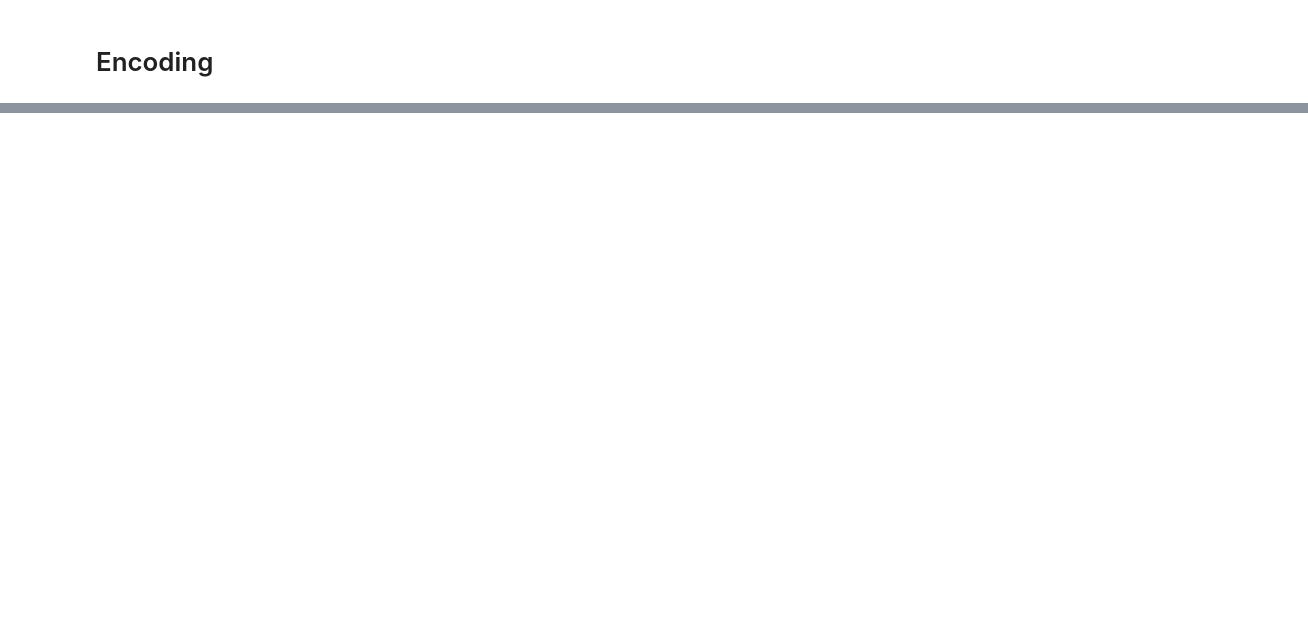
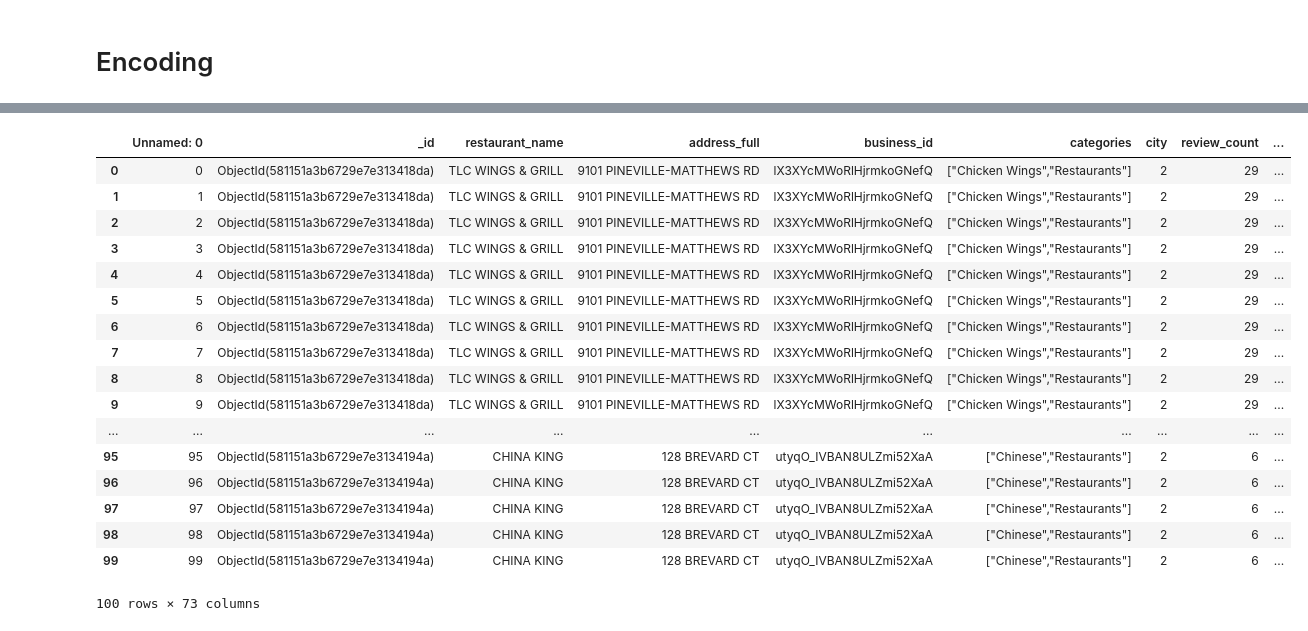
Before and after one commit to georgetown-analytics/restaurant-health, a Jupyter notebook: Encoding.ipynb, the cells around one changed output, grey strips where cells are left out. Saved outputs shown, nothing was run; the diff lists cells and outputs as text; code cells hidden in the pictures; blank space fills up the shorter version.

```diff
--- a/Encoding.ipynb
+++ b/Encoding.ipynb
@@ -179,5 +52,4 @@ print(newdata)
 # %%
-# Dummy Variable Option
-# df_neighborhood = pd.get_dummies(df['neighborhoods'], sparse=True)
-# df_new = pd.concat([df, df_neighborhood], axis=1)
-# df_new.describe()
+#Create city Dummy Variable - Boston: 1; Charlotte: 2; Las Vegas: 3
+df_city = pd.get_dummies(df['city'])
+df_new = pd.concat([df, df_city], axis=1)
@@ -191,0 +56,4 @@ ValueError: could not convert string to float: '{"Price Range":4,"Alcohol":"full
+# %%
+df = df_new.rename(columns={1: "Boston", 2: "Charlotte", 3:"Las Vegas"})
+
+df.head(10)
@@ -191,0 +73,37 @@ ValueError: could not convert string to float: '{"Price Range":4,"Alcohol":"full
+# %%
+import pandas as pd
+from sklearn import preprocessing
+
+le = preprocessing.LabelEncoder()
+label_neighbor = pd.DataFrame(le.fit_transform(df.Neighborhoods))
+neighborhood = pd.concat([df.Neighborhoods, label_neighbor], axis=1)
+
+def bin_convert(x):
+    binary = '{0:07b}'.format(x)
+    return binary
+
+neighborhood['binary'] = neighborhood[0].apply(bin_convert)
+neighborhood_bin = neighborhood['binary'].apply(lambda x: pd.Series(list(x)))
+neighborhood_bin.columns = ['neighborhood'+str(x) for x in neighborhood_bin.columns]
+df_new = pd.concat([df, neighborhood_bin], axis=1)
+# %%
+df_new.head(100)
+# %% [output]
+|  | Unnamed: 0 | _id | restaurant_name | address_full | business_id | categories | city | review_count | ... |
+| 0 | 0 | ObjectId(581151a3b6729e7e313418da) | TLC WINGS & GRILL | 9101 PINEVILLE-MATTHEWS RD | lX3XYcMWoRlHjrmkoGNefQ | ["Chicken Wings","Restaurants"] | 2 | 29 | ... |
+| 1 | 1 | ObjectId(581151a3b6729e7e313418da) | TLC WINGS & GRILL | 9101 PINEVILLE-MATTHEWS RD | lX3XYcMWoRlHjrmkoGNefQ | ["Chicken Wings","Restaurants"] | 2 | 29 | ... |
+| 2 | 2 | ObjectId(581151a3b6729e7e313418da) | TLC WINGS & GRILL | 9101 PINEVILLE-MATTHEWS RD | lX3XYcMWoRlHjrmkoGNefQ | ["Chicken Wings","Restaurants"] | 2 | 29 | ... |
+| 3 | 3 | ObjectId(581151a3b6729e7e313418da) | TLC WINGS & GRILL | 9101 PINEVILLE-MATTHEWS RD | lX3XYcMWoRlHjrmkoGNefQ | ["Chicken Wings","Restaurants"] | 2 | 29 | ... |
+| 4 | 4 | ObjectId(581151a3b6729e7e313418da) | TLC WINGS & GRILL | 9101 PINEVILLE-MATTHEWS RD | lX3XYcMWoRlHjrmkoGNefQ | ["Chicken Wings","Restaurants"] | 2 | 29 | ... |
+| 5 | 5 | ObjectId(581151a3b6729e7e313418da) | TLC WINGS & GRILL | 9101 PINEVILLE-MATTHEWS RD | lX3XYcMWoRlHjrmkoGNefQ | ["Chicken Wings","Restaurants"] | 2 | 29 | ... |
+| 6 | 6 | ObjectId(581151a3b6729e7e313418da) | TLC WINGS & GRILL | 9101 PINEVILLE-MATTHEWS RD | lX3XYcMWoRlHjrmkoGNefQ | ["Chicken Wings","Restaurants"] | 2 | 29 | ... |
+| 7 | 7 | ObjectId(581151a3b6729e7e313418da) | TLC WINGS & GRILL | 9101 PINEVILLE-MATTHEWS RD | lX3XYcMWoRlHjrmkoGNefQ | ["Chicken Wings","Restaurants"] | 2 | 29 | ... |
+| 8 | 8 | ObjectId(581151a3b6729e7e313418da) | TLC WINGS & GRILL | 9101 PINEVILLE-MATTHEWS RD | lX3XYcMWoRlHjrmkoGNefQ | ["Chicken Wings","Restaurants"] | 2 | 29 | ... |
+| 9 | 9 | ObjectId(581151a3b6729e7e313418da) | TLC WINGS & GRILL | 9101 PINEVILLE-MATTHEWS RD | lX3XYcMWoRlHjrmkoGNefQ | ["Chicken Wings","Restaurants"] | 2 | 29 | ... |
+| ... | ... | ... | ... | ... | ... | ... | ... | ... | ... |
+| 95 | 95 | ObjectId(581151a3b6729e7e3134194a) | CHINA KING | 128 BREVARD CT | utyqO_IVBAN8ULZmi52XaA | ["Chinese","Restaurants"] | 2 | 6 | ... |
+| 96 | 96 | ObjectId(581151a3b6729e7e3134194a) | CHINA KING | 128 BREVARD CT | utyqO_IVBAN8ULZmi52XaA | ["Chinese","Restaurants"] | 2 | 6 | ... |
+| 97 | 97 | ObjectId(581151a3b6729e7e3134194a) | CHINA KING | 128 BREVARD CT | utyqO_IVBAN8ULZmi52XaA | ["Chinese","Restaurants"] | 2 | 6 | ... |
+| 98 | 98 | ObjectId(581151a3b6729e7e3134194a) | CHINA KING | 128 BREVARD CT | utyqO_IVBAN8ULZmi52XaA | ["Chinese","Restaurants"] | 2 | 6 | ... |
+| 99 | 99 | ObjectId(581151a3b6729e7e3134194a) | CHINA KING | 128 BREVARD CT | utyqO_IVBAN8ULZmi52XaA | ["Chinese","Restaurants"] | 2 | 6 | ... |
+100 rows × 73 columns
```
Also changed, not shown: parts of 14 cells of this notebook.
